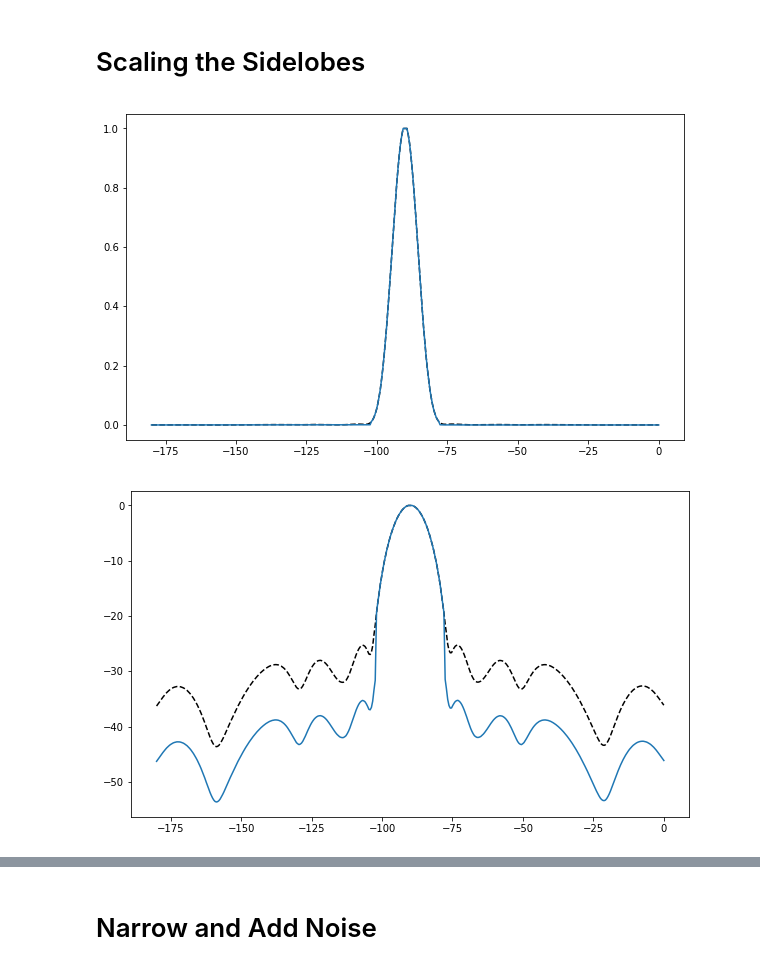
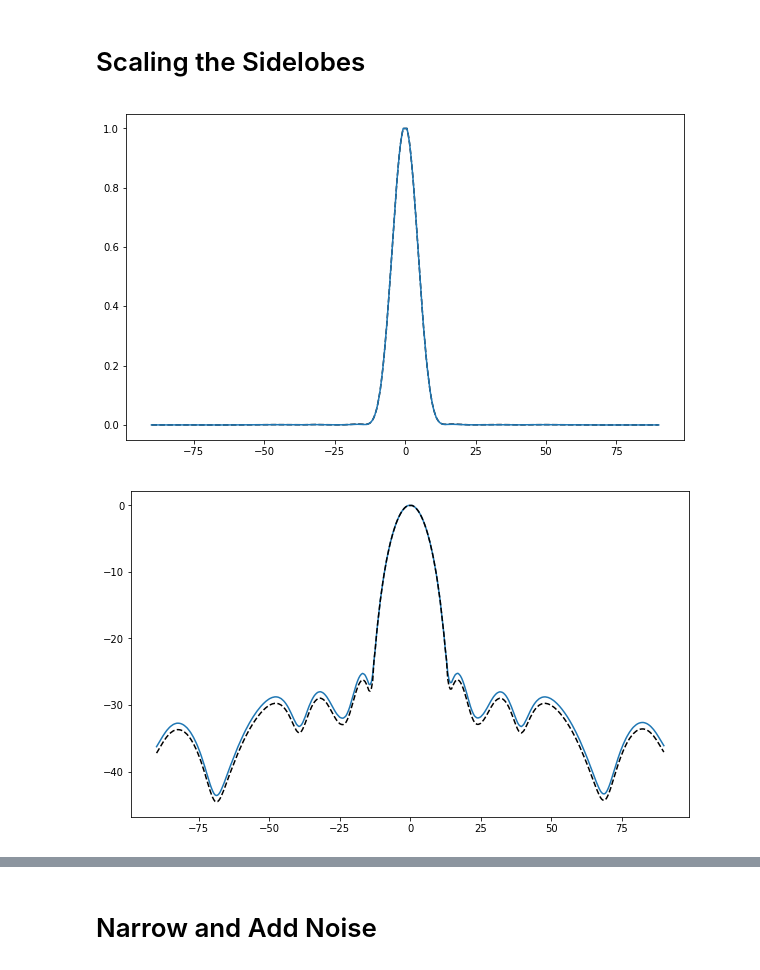
Before and after one commit to tyler-a-cox/HERA_Tsys, a Jupyter notebook: notebooks/Beam_Uncertainty.ipynb, the cells around one changed output, grey strips where cells are left out. Drawn from its saved outputs; the diff is of its cells as text; code cells hidden in the pictures.

```diff
--- a/notebooks/Beam_Uncertainty.ipynb
+++ b/notebooks/Beam_Uncertainty.ipynb
@@ -45,7 +45,7 @@ def hera_beam_freq_slice(hera_beam, freq, beam_center = 90, ang_from_center = 15
 
     return ang, np.array(beam_slice)
 # %%
-hera_beam_file = '/Users/tyler/Desktop/Desktop/Research/HERA/Tsys/data/HERA_beam_nic.hmap'
+hera_beam_file = '/Users/tyler/Folders/Research/HERA/Tsys/data/HERA_beam_nic.hmap'
 hera_im = fits.getdata(hera_beam_file, extname='BEAM_{0}'.format('X'))
 nside = hp.npix2nside(hera_im.shape[0])
 temp_f = fits.getdata(hera_beam_file, extname='FREQS_{0}'.format('X'))
@@ -58,9 +52,12 @@ ang, beam = hera_beam_freq_slice(hera_im, 100, ang_from_center=90, n=300)
 # %%
+ang, beam = hera_beam_freq_slice(hera_im, 100, ang_from_center=90, n=300)
+
 plt.figure(figsize=(15,6))
 
 plt.plot(ang-90, 10*np.log10(beam/beam.max()), label='b')
-for i in np.arange(1,10,2):
-    w_noise = gaussian_filter(beam+beam*np.random.normal(scale=0.25,size=300), sigma=2.0)
+
+for i in [0.1,0.15,0.2,0.25]:
+    w_noise = gaussian_filter(beam+beam*np.random.normal(scale=i,size=300), sigma=1.5)
     plt.plot(ang-90, 10*np.log10(w_noise/w_noise.max()), '--', label='{}'.format(i))
 
 plt.legend()
@@ -183,18 +163,18 @@ plt.show()
 ang, beam_scale = beam_cut(hera_im[:,100], ang_from_center=90, n=400)
 ang, beam = beam_cut(hera_im[:,100], ang_from_center=90, n=400)
 
-beam_scale[beam_scale < 0.01] *= 0.1
+beam_scale[beam_scale < 0.004] *= 0.8
 # %%
 plt.figure(figsize=(10,6))
-plt.plot(ang-90,beam, 'k--')
-plt.plot(ang-90,beam_scale)
+plt.plot(ang,beam, 'k--')
+plt.plot(ang,beam_scale)
 plt.show()
 # %% [output]
-[figure, old version]
+[figure, new version]
 # %%
 plt.figure(figsize=(10,6))
-plt.plot(ang-90,10*np.log10(beam), 'k--')
-plt.plot(ang-90,10*np.log10(beam_scale/beam.max()))
+plt.plot(ang,10*np.log10(beam))
+plt.plot(ang,10*np.log10(beam_scale), 'k--')
 plt.show()
 # %% [output]
-[figure, old version]
+[figure, new version]
```
Also changed, not shown: parts of 9 cells of this notebook, 1 other file.
